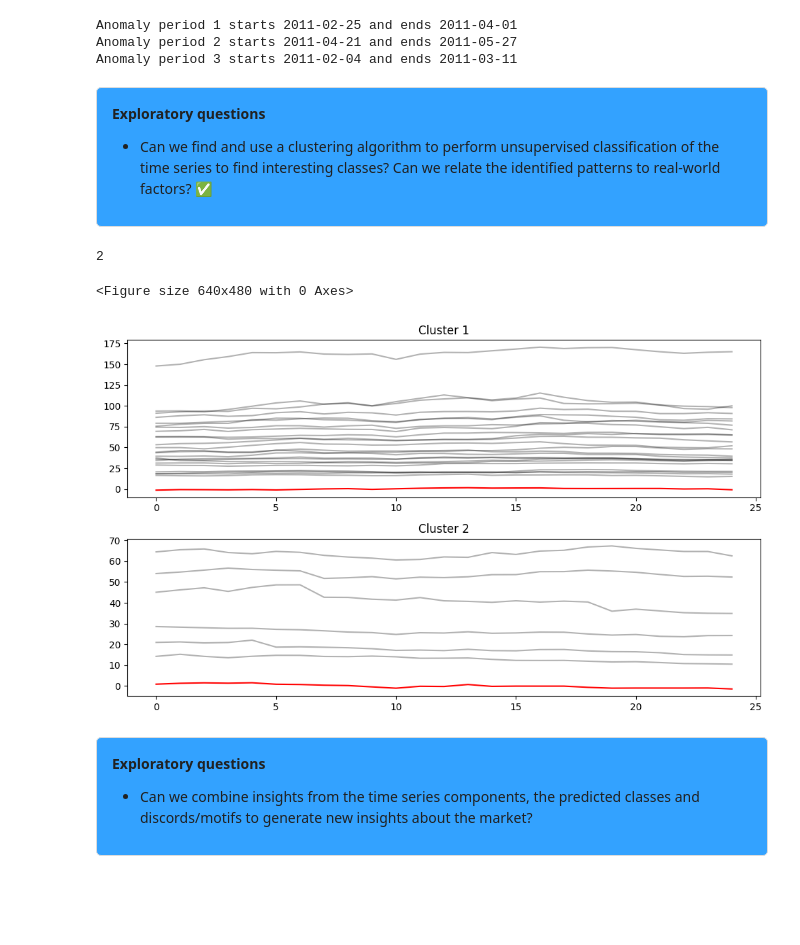
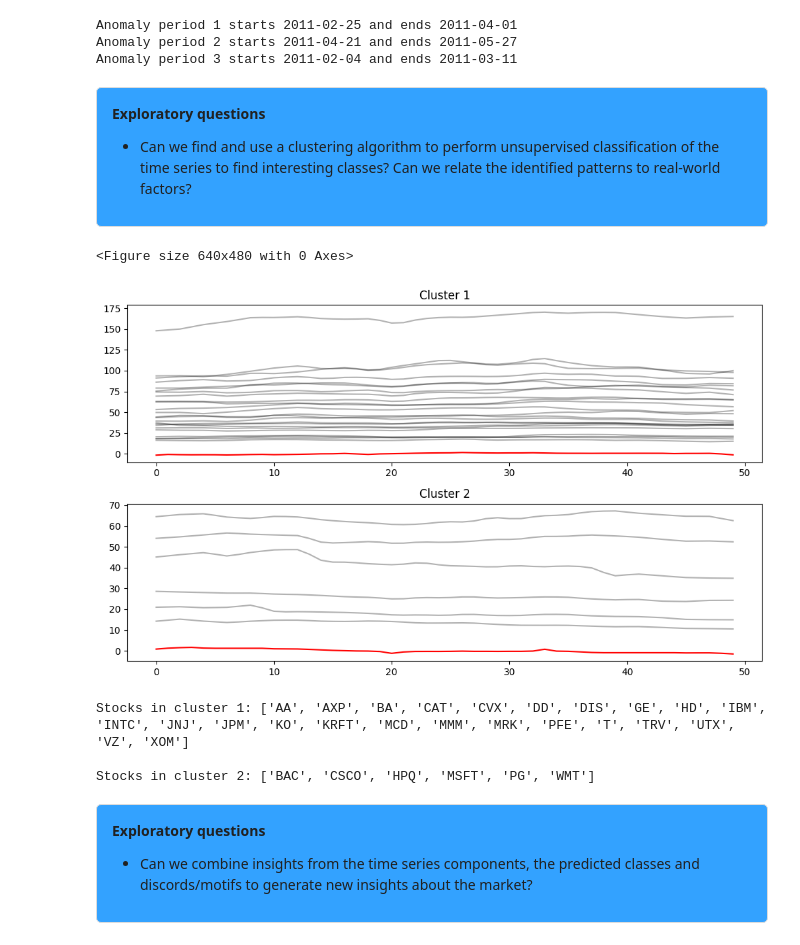
Before and after one commit to Victor-L-Almgren/Collaboration-Repo, a Jupyter notebook: Final_notebook.ipynb, the cells around one changed output. Drawn from its saved outputs; the diff is of its cells as text; code cells hidden in the pictures; blank space fills up the shorter version.

```diff
--- a/Final_notebook.ipynb
+++ b/Final_notebook.ipynb
@@ -444,7 +444,7 @@ Anomaly period 3 starts 2011-02-04 and ends 2011-03-11
 <div style="background-color: #33a2ff; padding: 15px; border-radius: 5px; border: 1px solid #dcdcdc;">
 
 **Exploratory questions**
-- Can we find and use a clustering algorithm to perform unsupervised classification of the time series to find interesting classes? Can we relate the identified patterns to real-world factors? ✅
+- Can we find and use a clustering algorithm to perform unsupervised classification of the time series to find interesting classes? Can we relate the identified patterns to real-world factors?
 # %%
 # Timeseries clustering with Dynamic timewarping to compare and find similar stocks
 
@@ -455,9 +455,9 @@ all_stocks["group"] = all_stocks.groupby("stock").cumcount()
 pivoted_df = all_stocks.pivot(index="group", columns="stock", values="close")
 pivoted_df.reset_index(drop=True, inplace=True)
 pivoted_df = pivoted_df.T
-data = pivoted_df.to_numpy().reshape(pivoted_df.shape[0], pivoted_df.shape[1], 1)
+X_train_clsuter = pivoted_df.to_numpy().reshape(pivoted_df.shape[0], pivoted_df.shape[1], 1)
 
-X_train_clsuter = TimeSeriesResampler(sz=25).fit_transform(data)
+X_train_clsuter = TimeSeriesResampler(sz=50).fit_transform(X_train_clsuter)
 X_train_cluster= TimeSeriesScalerMeanVariance().fit_transform(X_train_clsuter)
 
 # Creating a function to find the lowest average silhuette score
@@ -465,41 +465,52 @@ def find_optimal_k(data, clusters):
     sil_scores = {}
     for n_clusters in clusters:
         model = TimeSeriesKMeans(n_clusters=n_clusters, metric="dtw", random_state=42)
         y_pred = model.fit_predict(data)
         distance_matrix = cdist_dtw(X_train_cluster)
 
         # Compute and store the silhuette scores
         sil_avg = silhouette_score(distance_matrix, y_pred,  metric="precomputed")
         sil_scores[n_clusters] = sil_avg
     optimal_k = max(sil_scores, key=sil_scores.get)
     return optimal_k, min(sil_scores.values())
 
 # Calling the function to find the optimal k
 n_clusters_to_try = range(2, 10, 1)
 optimal_k, avg_sil_score = find_optimal_k(X_train_clsuter, n_clusters_to_try)
-print(optimal_k)
 
 # Creating the model and making a preduction
-model = TimeSeriesKMeans(n_clusters=optimal_k, metric="dtw", random_state=42)
-y_pred = model.fit_predict(X_train_cluster)
+final_model = TimeSeriesKMeans(n_clusters=optimal_k, metric="dtw", random_state=42)
+y_pred = final_model.fit_predict(X_train_cluster)
 
 # Plotting taken from the TSLearn documentation
 plt.clf()
 plt.figure(figsize=(10, 6))
 for yi in range(optimal_k):
     plt.subplot(optimal_k, 1, 1 + yi)
     for xx in X_train_clsuter[y_pred == yi]:
         plt.plot(xx.ravel(), "k-", alpha=.3)
-    plt.plot(model.cluster_centers_[yi].ravel(), color="red")
+    plt.plot(final_model.cluster_centers_[yi].ravel(), color="red")
     plt.title("Cluster %d" % (yi + 1))
 plt.tight_layout()
 plt.show()
 
-    ### Här kanske vi borde försöka hitta vilka aktier som hamnar i vilket cluster?
+# Checking which stocks are clustererd together
+cluster1 = []
+cluster2 = []
+for stock, label in zip(pivoted_df.index, final_model.labels_):
+    if label==1:
+        cluster2.append(stock)
+    else:
+        cluster1.append(stock)
+
+print(f'\nStocks in cluster 1: {cluster1}')
+print(f'\nStocks in cluster 2: {cluster2}')
 # %% [output]
-2
+<Figure size 640x480 with 0 Axes>
+[figure, new version]
-<Figure size 640x480 with 0 Axes>
+Stocks in cluster 1: ['AA', 'AXP', 'BA', 'CAT', 'CVX', 'DD', 'DIS', 'GE', 'HD', 'IBM', 'INTC', 'JNJ', 'JPM', 'KO', 'KRFT', 'MCD', 'MMM', 'MRK', 'PFE', 'T', 'TRV', 'UTX', 'VZ', 'XOM']
+
+Stocks in cluster 2: ['BAC', 'CSCO', 'HPQ', 'MSFT', 'PG', 'WMT']
-[figure, old version]
 # %% [markdown]
 <div style="background-color: #33a2ff; padding: 15px; border-radius: 5px; border: 1px solid #dcdcdc;">
 
```
Also changed, not shown: parts of 13 cells of this notebook, 1 other file.
